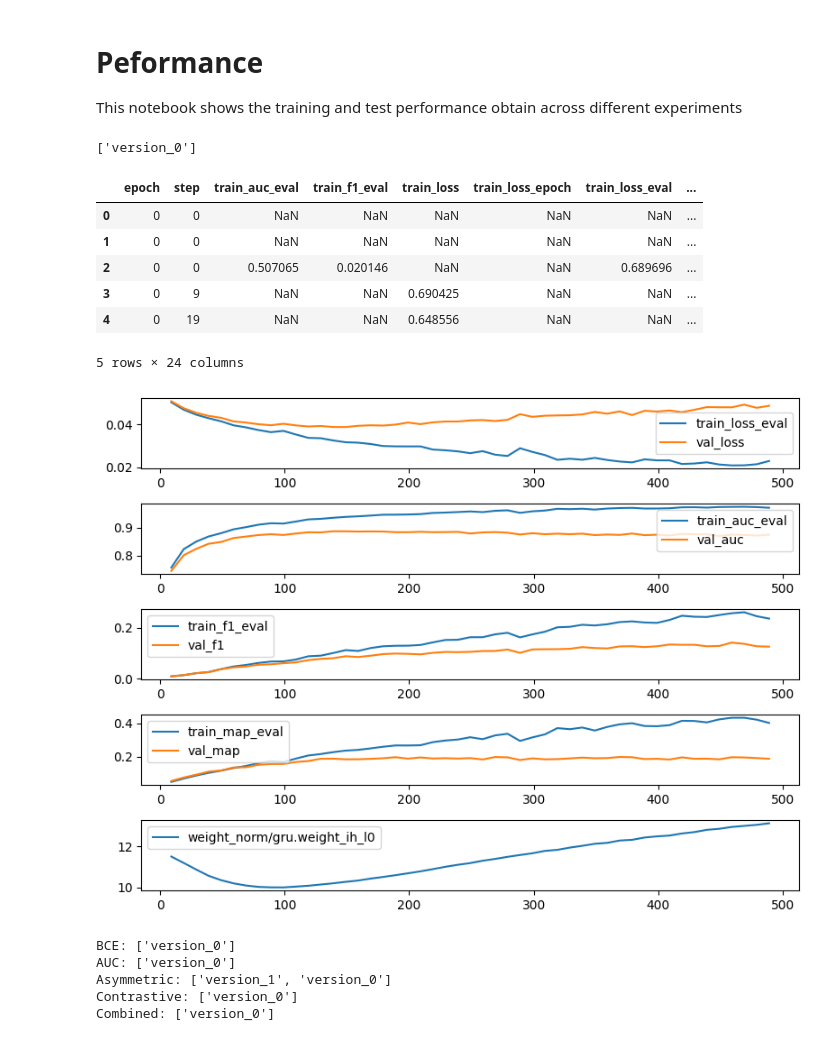
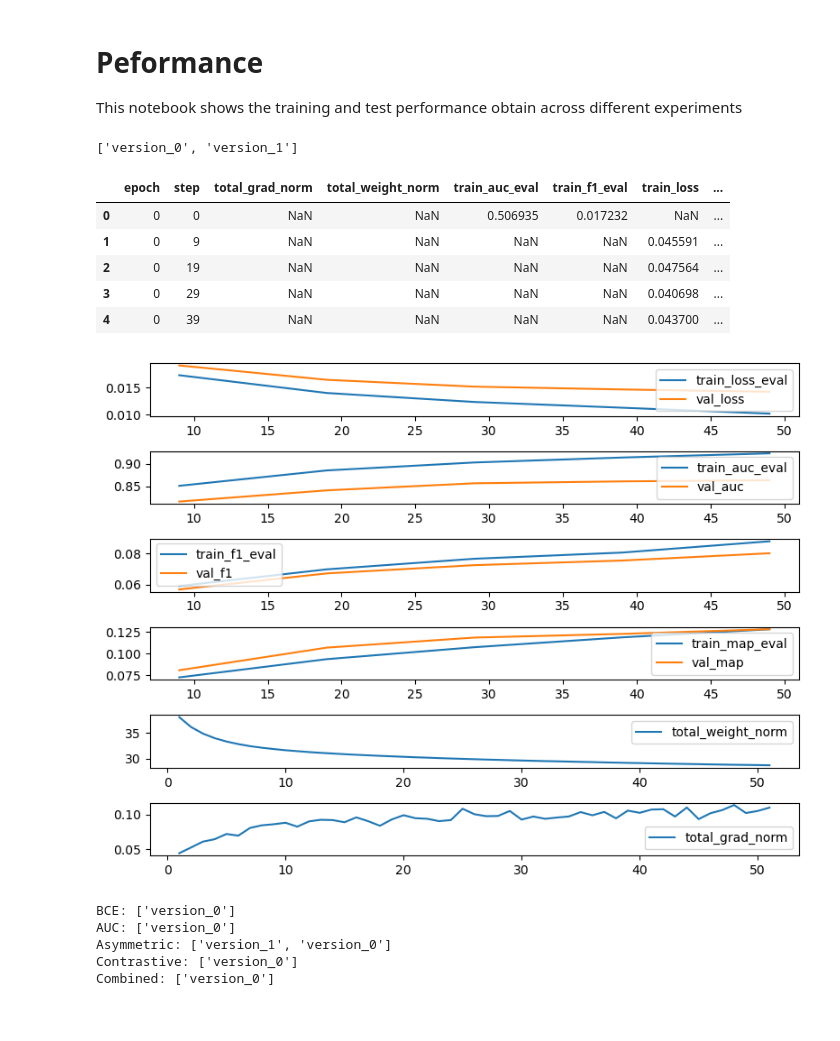
Before and after one commit to JoseFRuiz/audio-classification, a Jupyter notebook: performance.ipynb, the cells around one changed output. Saved outputs shown, nothing was run; the diff lists cells and outputs as text; code cells hidden in the pictures.

```diff
--- a/performance.ipynb
+++ b/performance.ipynb
@@ -7,81 +7,87 @@ import os
 import pandas as pd
 import matplotlib.pyplot as plt
 # %%
-exp_name = "gru_029"
+exp_name = "gru_039"
 print(os.listdir(os.path.join(exp_name,"metrics")))
 # %% [output]
-['version_0']
+['version_0', 'version_1']
 # %%
-pathfile = os.path.join(exp_name,"metrics","version_0","metrics.csv")
+pathfile = os.path.join(exp_name,"metrics","version_1","metrics.csv")
 df = pd.read_csv(pathfile)
 df.head(5)
 # %% [output]
-|  | epoch | step | train_auc_eval | train_f1_eval | train_loss | train_loss_epoch | train_loss_eval | ... |
-| 0 | 0 | 0 | NaN | NaN | NaN | NaN | NaN | ... |
-| 1 | 0 | 0 | NaN | NaN | NaN | NaN | NaN | ... |
-| 2 | 0 | 0 | 0.507065 | 0.020146 | NaN | NaN | 0.689696 | ... |
-| 3 | 0 | 9 | NaN | NaN | 0.690425 | NaN | NaN | ... |
-| 4 | 0 | 19 | NaN | NaN | 0.648556 | NaN | NaN | ... |
+|  | epoch | step | total_grad_norm | total_weight_norm | train_auc_eval | train_f1_eval | train_loss | ... |
+| 0 | 0 | 0 | NaN | NaN | 0.506935 | 0.017232 | NaN | ... |
+| 1 | 0 | 9 | NaN | NaN | NaN | NaN | 0.045591 | ... |
+| 2 | 0 | 19 | NaN | NaN | NaN | NaN | 0.047564 | ... |
+| 3 | 0 | 29 | NaN | NaN | NaN | NaN | 0.040698 | ... |
+| 4 | 0 | 39 | NaN | NaN | NaN | NaN | 0.043700 | ... |
-5 rows × 24 columns
 # %%
 plt.figure(figsize=(8, 6))
-plt.subplot(511)
+plt.subplot(611)
 x, y = df["epoch"], df["train_loss_eval"]
 x = x[y.notna()]
 y = y[y.notna()]
-plt.plot(x[1:], y[1:], label="train_loss_eval")
+plt.plot(x[1:].values, y[1:].values, label="train_loss_eval")
 x, y = df["epoch"], df["val_loss"]
 x = x[y.notna()]
 y = y[y.notna()]
-plt.plot(x, y, label="val_loss")
+plt.plot(x.values, y.values, label="val_loss")
 plt.legend()
 
-plt.subplot(512)
+plt.subplot(612)
 # plt.plot(df["epoch"], df["val_auc"], label="val_auc")
 x, y = df["epoch"], df["train_auc_eval"]
 x = x[y.notna()]
 y = y[y.notna()]
-plt.plot(x[1:], y[1:], label="train_auc_eval")
+plt.plot(x[1:].values, y[1:].values, label="train_auc_eval")
 x, y = df["epoch"], df["val_auc"]
 x = x[y.notna()]
 y = y[y.notna()]
-plt.plot(x, y, label="val_auc")
+plt.plot(x.values, y.values, label="val_auc")
 plt.legend()
 
-plt.subplot(513)
+plt.subplot(613)
 # plt.plot(df["epoch"], df["val_f1"], label="val_f1")
 x, y = df["epoch"], df["train_f1_eval"]
 x = x[y.notna()]
 y = y[y.notna()]
-plt.plot(x[1:], y[1:], label="train_f1_eval")
+plt.plot(x[1:].values, y[1:].values, label="train_f1_eval")
 x, y = df["epoch"], df["val_f1"]
 x = x[y.notna()]
 y = y[y.notna()]
-plt.plot(x, y, label="val_f1")
+plt.plot(x.values, y.values, label="val_f1")
 plt.legend()
 
-plt.subplot(514)
+plt.subplot(614)
 # plt.plot(df["epoch"], df["val_map"], label="val_map")
 x, y = df["epoch"], df["train_map_eval"]
 x = x[y.notna()]
 y = y[y.notna()]
-plt.plot(x[1:], y[1:], label="train_map_eval")
+plt.plot(x[1:].values, y[1:].values, label="train_map_eval")
 x, y = df["epoch"], df["val_map"]
 x = x[y.notna()]
 y = y[y.notna()]
-plt.plot(x, y, label="val_map")
+plt.plot(x.values, y.values, label="val_map")
 plt.legend()
 
-plt.subplot(515)
-x, y = df["epoch"], df["weight_norm/fc.0.weight"]
+plt.subplot(615)
+x, y = df["epoch"], df["total_weight_norm"]
 x = x[y.notna()]
 y = y[y.notna()]
-plt.plot(x[1:], y[1:], label="weight_norm/gru.weight_ih_l0")
+plt.plot(x[1:].values, y[1:].values, label="total_weight_norm")
+plt.legend()
+
+plt.subplot(616)
+x, y = df["epoch"], df["total_grad_norm"]
+x = x[y.notna()]
+y = y[y.notna()]
+plt.plot(x[1:].values, y[1:].values, label="total_grad_norm")
 plt.legend()
 
 plt.tight_layout()
 # %% [output]
-[figure, old version]
+[figure, new version]
 # %%
 # TO DO: visualize gradients to explore vanishing gradient issues
 # Teacher forcing - autoregressive training
```
Also changed, not shown: 19 other files.
